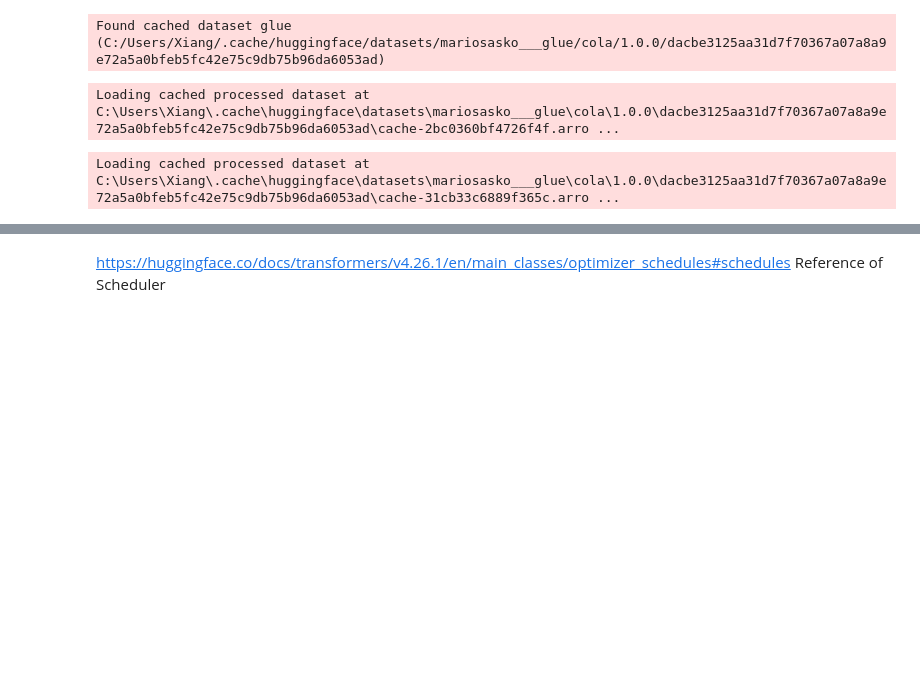
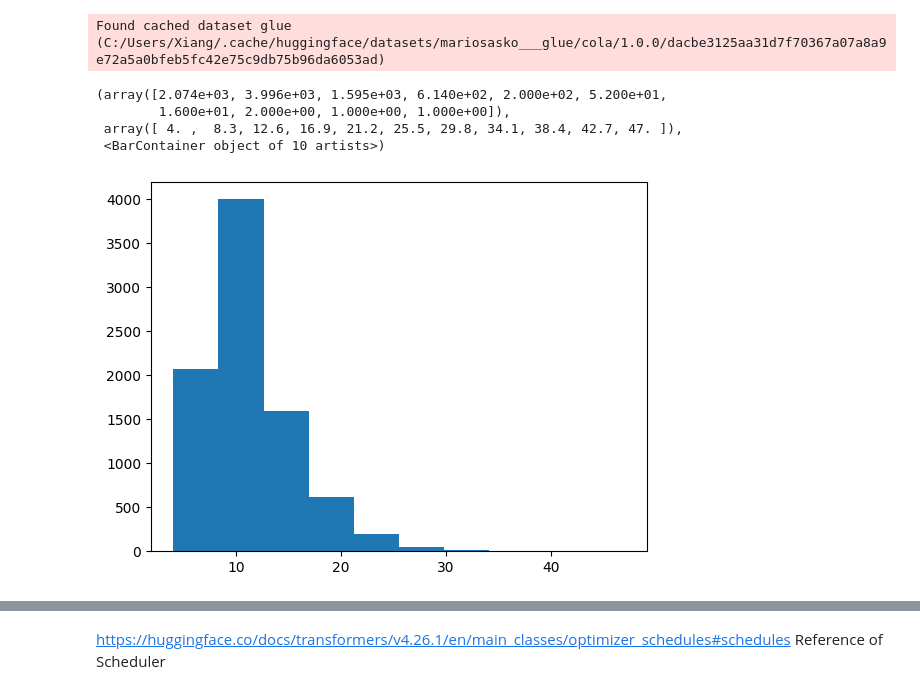
Before and after one commit to TeCai/Lionstudy, a Jupyter notebook: Bertfinetune.ipynb, the cells around one changed output, grey strips where cells are left out. Cells and saved outputs as stored; diff of their text form; code cells hidden in the pictures; blank space fills up the shorter version.

Commit message:
bert_sample_train

```diff
--- a/Bertfinetune.ipynb
+++ b/Bertfinetune.ipynb
@@ -13,8 +14,15 @@ from sklearn.metrics import matthews_corrcoef
 # %%
 tokenizer = AutoTokenizer.from_pretrained('bert-base-uncased')
 # %%
-train_dataset,_,test_dataset = GLUE.get_torch_dataset(tokenizer, "cola", padding="max_length", truncation=True, max_length=64)
+train_dataset,_,test_dataset = GLUE.get_torch_dataset(tokenizer, "cola", padding="max_length", truncation=True, max_length=128)
 # %% [output]
 Found cached dataset glue (C:/Users/Xiang/.cache/huggingface/datasets/mariosasko___glue/cola/1.0.0/dacbe3125aa31d7f70367a07a8a9e72a5a0bfeb5fc42e75c9db75b96da6053ad)
-Loading cached processed dataset at C:\Users\Xiang\.cache\huggingface\datasets\mariosasko___glue\cola\1.0.0\dacbe3125aa31d7f70367a07a8a9e72a5a0bfeb5fc42e75c9db75b96da6053ad\cache-2bc0360bf4726f4f.arro ...
-Loading cached processed dataset at C:\Users\Xiang\.cache\huggingface\datasets\mariosasko___glue\cola\1.0.0\dacbe3125aa31d7f70367a07a8a9e72a5a0bfeb5fc42e75c9db75b96da6053ad\cache-31cb33c6889f365c.arro ...
+# %%
+length = torch.sum(train_dataset[:]["attention_mask"],dim = 1).numpy()
+plt.hist(length)
+# %% [output]
+(array([2.074e+03, 3.996e+03, 1.595e+03, 6.140e+02, 2.000e+02, 5.200e+01,
+        1.600e+01, 2.000e+00, 1.000e+00, 1.000e+00]),
+ array([ 4. ,  8.3, 12.6, 16.9, 21.2, 25.5, 29.8, 34.1, 38.4, 42.7, 47. ]),
+ <BarContainer object of 10 artists>)
+[figure, added]
```
Also changed, not shown: parts of 2 cells of this notebook.
